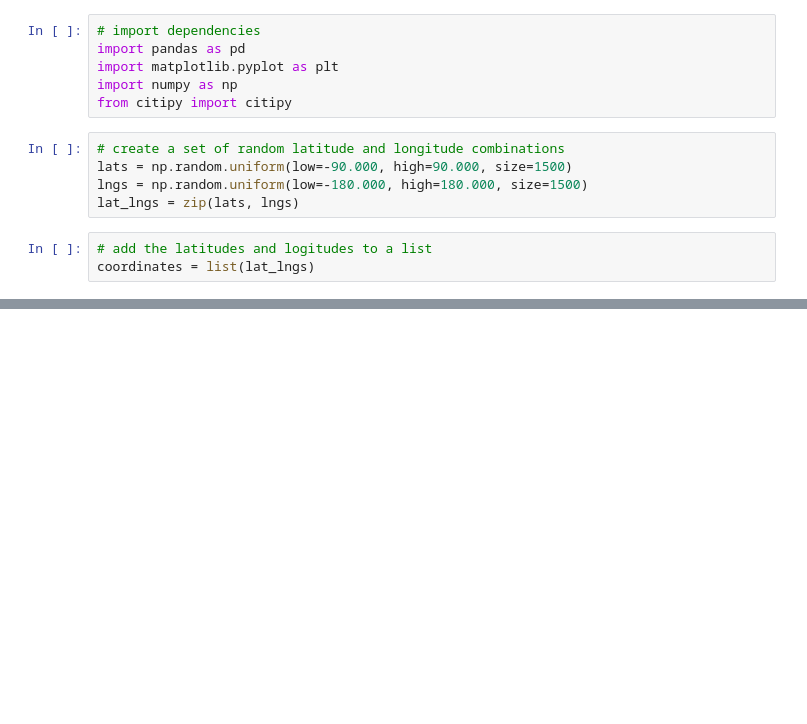
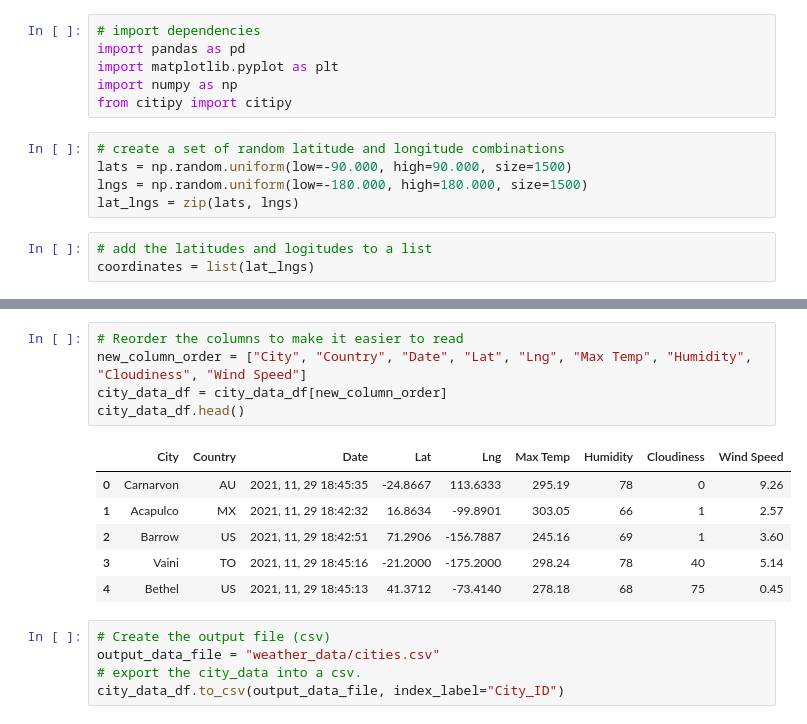
Before and after one commit to ZeroDarkHardy/World_Weather_Analysis, a Jupyter notebook: WeatherPy.ipynb, the cells around one changed output, grey strips where cells are left out. Saved outputs shown, nothing was run; the diff lists cells and outputs as text; blank space fills up the shorter version.

```diff
--- a/WeatherPy.ipynb
+++ b/WeatherPy.ipynb
@@ -28,0 +187,17 @@ len(cities)
+# %%
+# Reorder the columns to make it easier to read
+new_column_order = ["City", "Country", "Date", "Lat", "Lng", "Max Temp", "Humidity", "Cloudiness", "Wind Speed"]
+city_data_df = city_data_df[new_column_order]
+city_data_df.head()
+# %% [output]
+|  | City | Country | Date | Lat | Lng | Max Temp | Humidity | Cloudiness | Wind Speed |
+| 0 | Carnarvon | AU | 2021, 11, 29 18:45:35 | -24.8667 | 113.6333 | 295.19 | 78 | 0 | 9.26 |
+| 1 | Acapulco | MX | 2021, 11, 29 18:42:32 | 16.8634 | -99.8901 | 303.05 | 66 | 1 | 2.57 |
+| 2 | Barrow | US | 2021, 11, 29 18:42:51 | 71.2906 | -156.7887 | 245.16 | 69 | 1 | 3.60 |
+| 3 | Vaini | TO | 2021, 11, 29 18:45:16 | -21.2000 | -175.2000 | 298.24 | 78 | 40 | 5.14 |
+| 4 | Bethel | US | 2021, 11, 29 18:45:13 | 41.3712 | -73.4140 | 278.18 | 68 | 75 | 0.45 |
+# %%
+# Create the output file (csv)
+output_data_file = "weather_data/cities.csv"
+# export the city_data into a csv.
+city_data_df.to_csv(output_data_file, index_label="City_ID")
```
Also changed, not shown: parts of 13 cells of this notebook, 3 other files.
